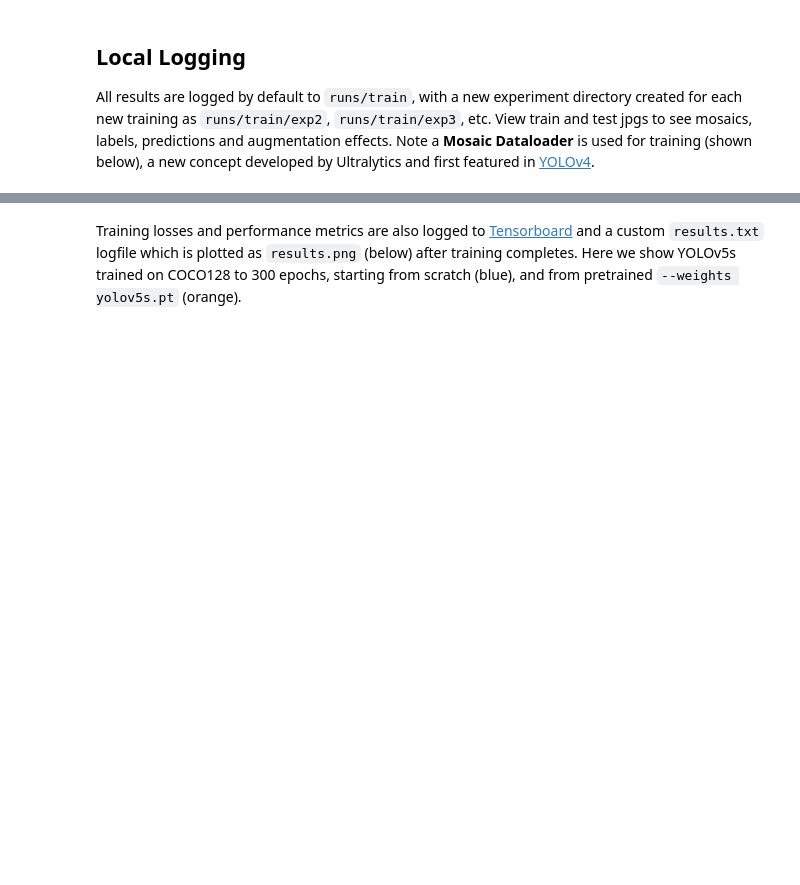
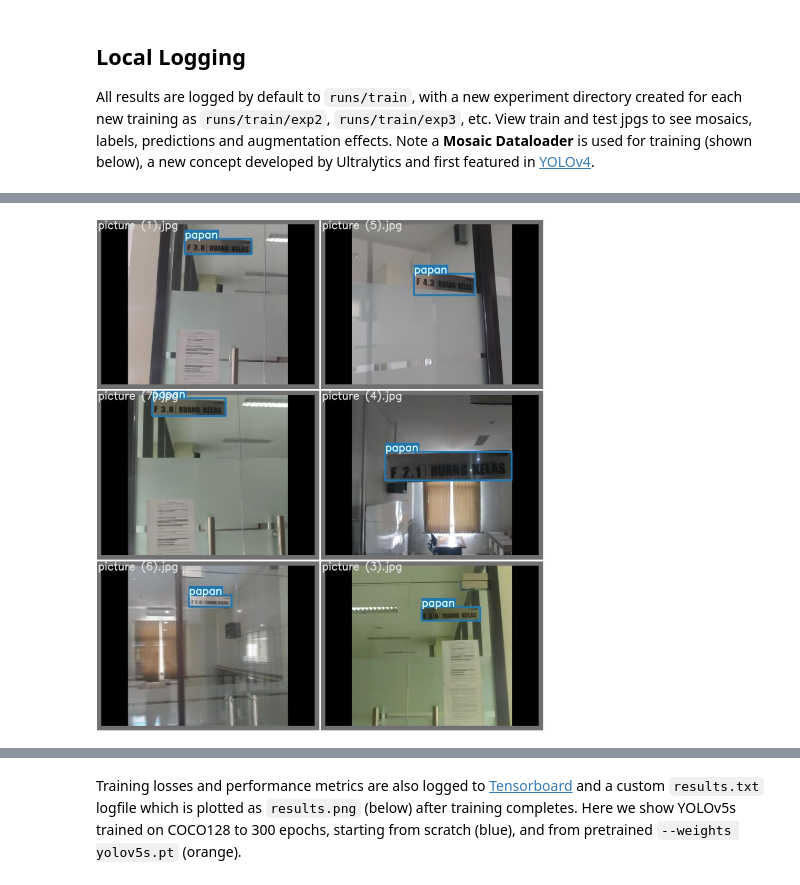
Before and after one commit to ragilhadi/machine-learning, a Jupyter notebook: tutorial.ipynb, the cells around one changed output, grey strips where cells are left out. Cells and saved outputs as stored; diff of their text form; code cells hidden in the pictures; blank space fills up the shorter version.

```diff
--- a/tutorial.ipynb
+++ b/tutorial.ipynb
@@ -185,0 +185,4 @@ Image(filename='runs/train/exp/test_batch0_pred.jpg', width=800)  # test batch 0
+# %%
+Image(filename='runs/train/exp4/test_batch0_labels.jpg', width=800)  # test batch 0 labels
+# %% [output]
+[figure, added]
```
Also changed, not shown: parts of 13 cells of this notebook.
